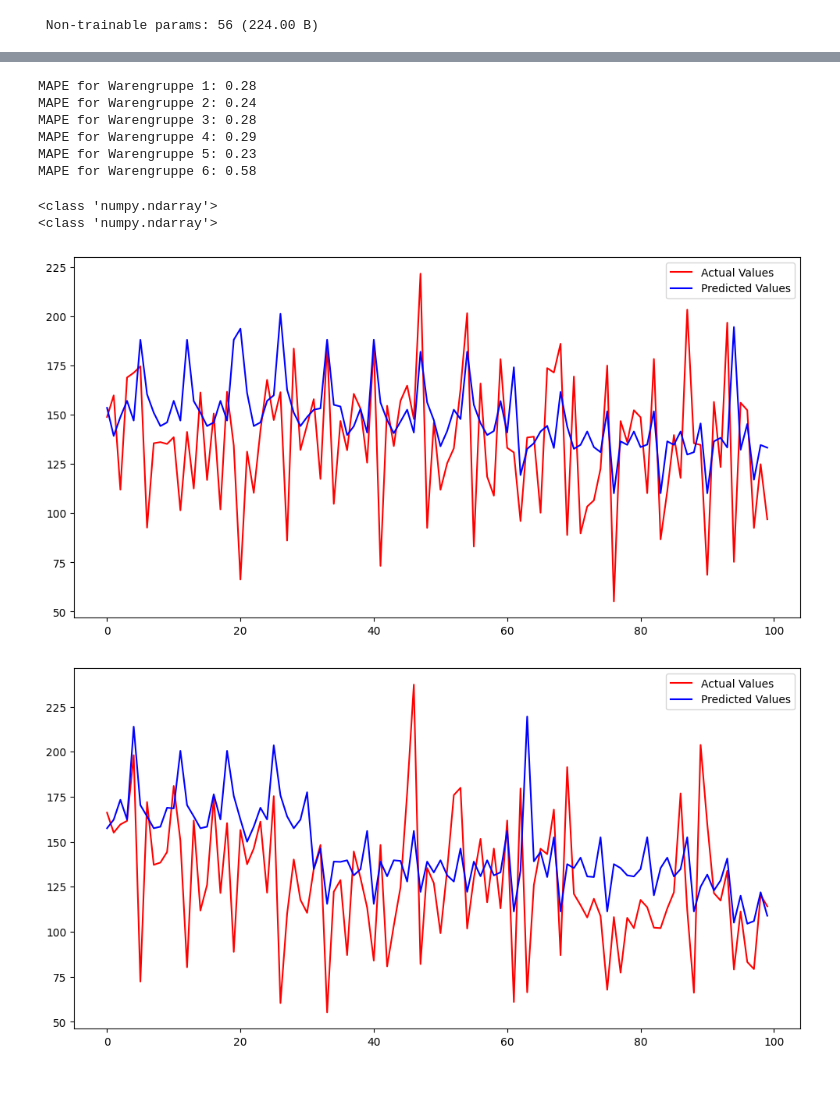
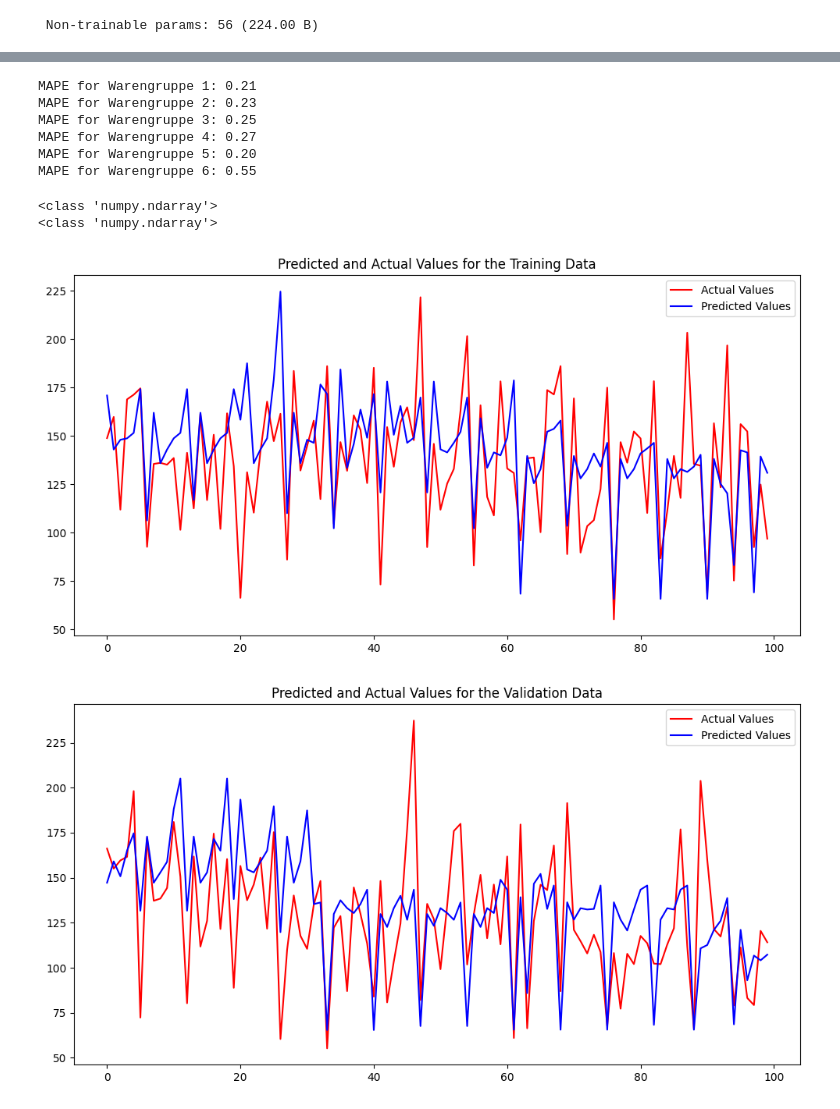
Before and after one commit to ThorstenKreimer/bakery-sales-prediction, a Jupyter notebook: 3_Model/model.ipynb, the cells around one changed output, grey strips where cells are left out. Drawn from its saved outputs; the diff is of its cells as text; code cells hidden in the pictures.

Commit message:
added presentation and changed some graphics

```diff
--- a/3_Model/model.ipynb
+++ b/3_Model/model.ipynb
@@ -24,6 +24,11 @@ model = Sequential([
   Dense(1)
 ])
 
+model.compile(loss="mse", optimizer=Adam(learning_rate=0.001))
+
+history = model.fit(training_features, training_labels, epochs=20,
+                    validation_data=(validation_features, validation_labels))
+
 model.summary()
 # %% [output]
 Model: "sequential_1"
@@ -150,42 +169,43 @@ print(f"MAPE for Warengruppe 4: {warengruppe4_mape:.2f}")
 print(f"MAPE for Warengruppe 5: {warengruppe5_mape:.2f}")
 print(f"MAPE for Warengruppe 6: {warengruppe6_mape:.2f}")
 # %% [output]
-MAPE for Warengruppe 1: 0.28
-MAPE for Warengruppe 2: 0.24
-MAPE for Warengruppe 3: 0.28
-MAPE for Warengruppe 4: 0.29
-MAPE for Warengruppe 5: 0.23
-MAPE for Warengruppe 6: 0.58
+MAPE for Warengruppe 1: 0.21
+MAPE for Warengruppe 2: 0.23
+MAPE for Warengruppe 3: 0.25
+MAPE for Warengruppe 4: 0.27
+MAPE for Warengruppe 5: 0.20
+MAPE for Warengruppe 6: 0.55
 # %%
 def plot_predictions(data, title):
     plt.figure(figsize=(12, 6))
     plt.plot(data['actual'], label='Actual Values', color='red')
     plt.plot(data['prediction'], label='Predicted Values', color='blue')
+    plt.title(title)
     plt.legend()
     plt.show()
 
 # Ensure that training_predictions, validation_predictions, training_labels, and validation_labels are numpy arrays
 training_predictions = np.array(training_predictions).flatten()
 validation_predictions = np.array(validation_predictions).flatten()
 training_labels = np.array(training_labels).flatten()
 validation_labels = np.array(validation_labels).flatten()
 
 # print the type of the predictions
 print(type(training_predictions))
 print(type(validation_predictions))
 
 # Create DataFrames with 1-dimensional arrays
 data_train = pd.DataFrame({'prediction': training_predictions, 'actual': training_labels})
 data_validation = pd.DataFrame({'prediction': validation_predictions, 'actual': validation_labels})
 
 # Plot predictions
 plot_predictions(data_train.head(100), 'Predicted and Actual Values for the Training Data')
 plot_predictions(data_validation.head(100), 'Predicted and Actual Values for the Validation Data')
 # %% [output]
 <class 'numpy.ndarray'>
 <class 'numpy.ndarray'>
-[figure, old version]
+[figure, new version]
-[figure, old version]
+[figure, new version]
 # %%
 test_df = pd.read_csv("Daten_mit_Tourismuswerten_und_imputierten_Wetterdaten/test_df.csv")
 
```
Also changed, not shown: parts of 5 cells of this notebook, 8 other files.
